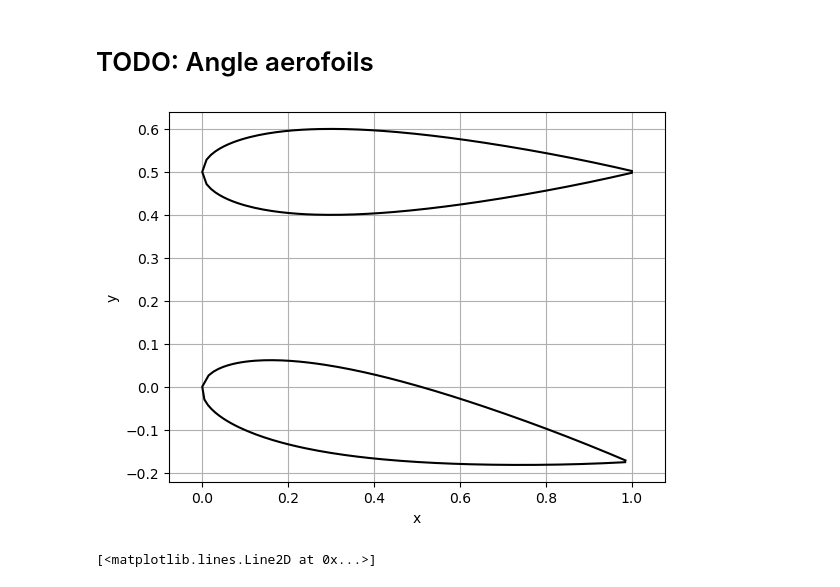
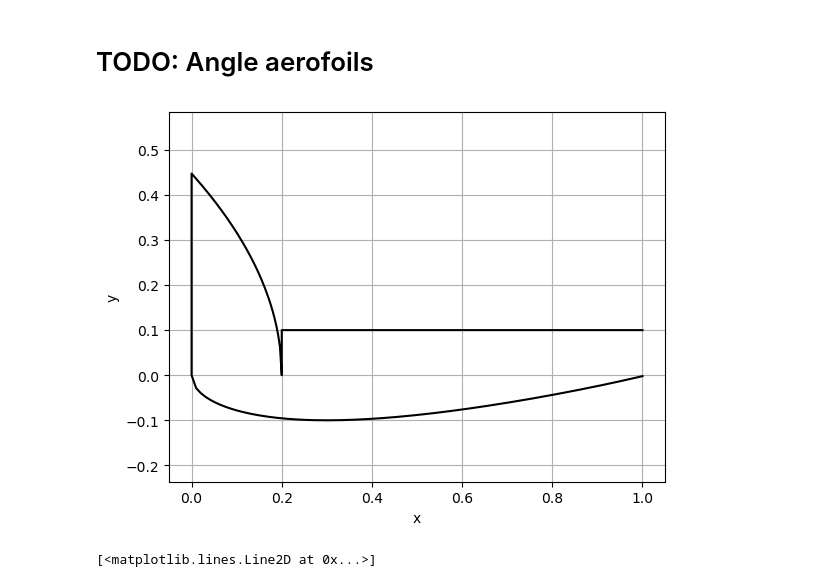
Before and after one commit to pilipb/DP5-code, a Jupyter notebook: testing_foil.ipynb, the cells around one changed output. Saved outputs shown, nothing was run; the diff lists cells and outputs as text; code cells hidden in the pictures.

```diff
--- a/testing_foil.ipynb
+++ b/testing_foil.ipynb
@@ -3,29 +3,31 @@
 # %%
 from aerofoil import *
 from matplotlib import pyplot as plt
 
 turbine_width = 0.5
 foil_width = 0.2
 alphas = [-10,0]
 
+x,y = custom_foil(foil_width, 0.2,alpha=0)
+
 # Create a NACA 0012 aerofoil
-x,y = naca_foil(foil_width, alpha=alphas[0])
-x2,y2 = naca_foil(foil_width, alpha=alphas[1])
-y2 = y2 + turbine_width
+# x,y = naca_foil(foil_width, alpha=alphas[0])
+# x2,y2 = naca_foil(foil_width, alpha=alphas[1])
+# y2 = y2 + turbine_width
 
 # x,y = naca_one_side(foil_width,side='left', alpha=alphas[0])
 # x2,y2 = naca_one_side(foil_width,side='right', alpha = alphas[1])
 # y2 = y2 + turbine_width
 
 # Plot the aerofoil
 plt.plot(x,y,'k-')
-plt.plot(x2,y2,'k-')
+# plt.plot(x2,y2,'k-')
 plt.axis('equal')
 plt.xlabel('x')
 plt.ylabel('y')
 plt.grid()
 # %% [output]
-[figure, old version]
+[figure, new version]
 # %%
 import numpy as np
 
```
Also changed, not shown: 1 other file.
